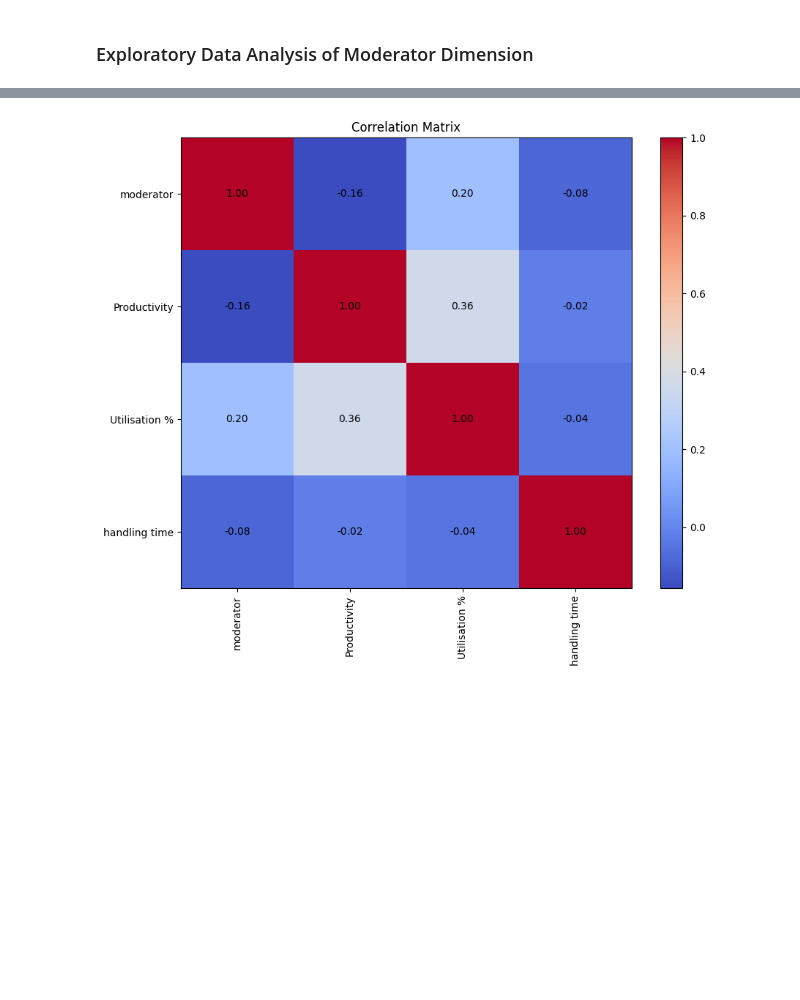
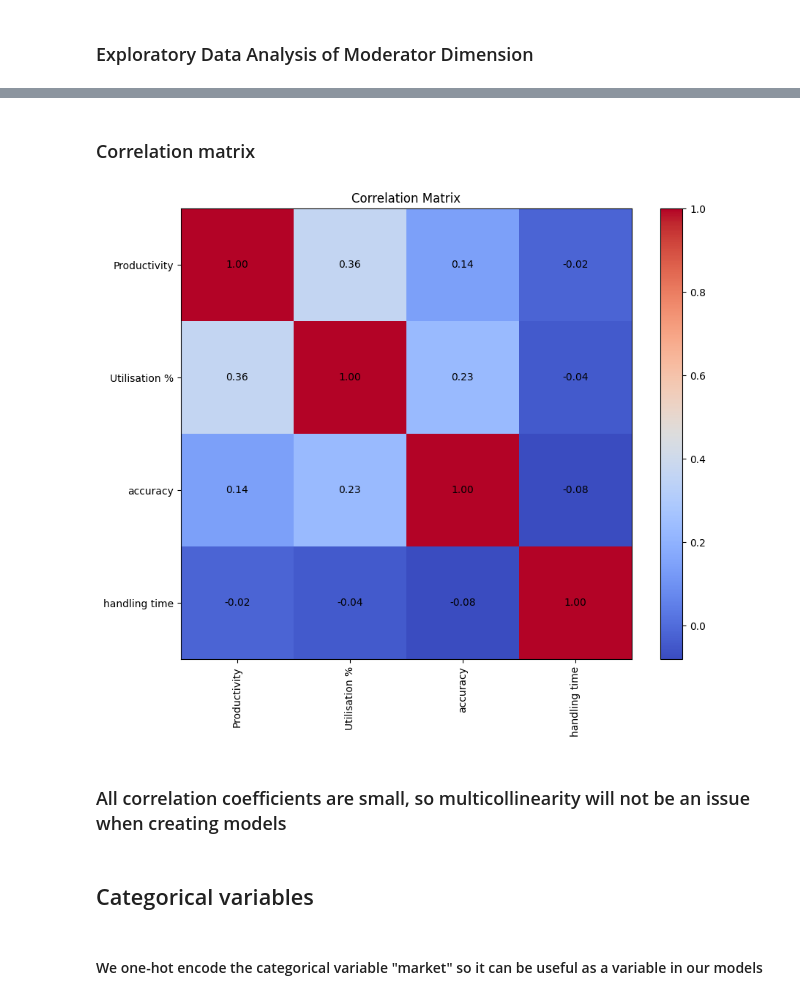
Before and after one commit to Lu-Yi-Fan/Tiktok-hackerthon, a Jupyter notebook: main.ipynb, the cells around one changed output, grey strips where cells are left out. Cells and saved outputs as stored; diff of their text form; code cells hidden in the pictures; blank space fills up the shorter version.

```diff
--- a/main.ipynb
+++ b/main.ipynb
@@ -971,0 +985,14 @@ plt.show()
+# %%
+
+plt.figure(figsize=(12, 5))
+numerical_columns = [ 'Productivity','Utilisation %' ,'handling time', 'accuracy']
+
+for i, column_name in enumerate(numerical_columns, 1):
+    plt.subplot(1, len(numerical_columns), i)
+    plt.hist(mod_dim_scaled[column_name], bins=10, edgecolor='black', alpha=0.7)
+    plt.title(f'Histogram of {column_name}')
+    plt.xlabel(column_name)
+    plt.ylabel('Frequency')
+
+plt.tight_layout()
+plt.show()
@@ -971,0 +1001,9 @@ plt.show()
+# %%
+columns = [ 'Productivity','Utilisation %' ,'handling time', 'accuracy']
+
+
+for column in columns:
+    mod_dim_scaled[column] += abs(mod_dim_scaled[column].min())
+
+
+mod_dim_scaled.describe()
@@ -972,31 +1020,35 @@ plt.show()
+# %% [markdown]
+### Correlation matrix
 # %%
-# Compute the correlation matrix
-correlation_matrix = cleaned_mod_dim.corr()
+# Select the columns of interest
+selected_columns = ["Productivity", "Utilisation %", "accuracy", "handling time"]
 
-# Create a figure and axis
+# Create a new DataFrame with only the selected columns
+selected_data = mod_dim_scaled[selected_columns]
+
+# Calculate the correlation matrix for the selected columns
+correlation_matrix = selected_data.corr()
+
+# Rest of your code for plotting the correlation matrix remains the same
 fig, ax = plt.subplots(figsize=(10, 8))
-
-# Create the heatmap using imshow
 im = ax.imshow(correlation_matrix, cmap='coolwarm')
-
-# Add colorbar
 cbar = plt.colorbar(im)
-
-# Set ticks and labels
 tick_marks = np.arange(len(correlation_matrix.columns))
 plt.xticks(tick_marks, correlation_matrix.columns, rotation=90)
 plt.yticks(tick_marks, correlation_matrix.columns)
 
-# Add text annotations for each correlation coefficient
 for i in range(len(correlation_matrix.columns)):
     for j in range(len(correlation_matrix.columns)):
         text = f"{correlation_matrix.iloc[i, j]:.2f}"  # Format to two decimal places
         ax.text(j, i, text, ha='center', va='center', color='black', fontsize=10)
 
-# Set the title
 plt.title('Correlation Matrix')
-
-# Show the plot
 plt.show()
 # %% [output]
-[figure, old version]
+[figure, new version]
+# %% [markdown]
+### All correlation coefficients are small, so multicollinearity will not be an issue when creating models
+# %% [markdown]
+## Categorical variables
+# %% [markdown]
+#### We one-hot encode the categorical variable "market" so it can be useful as a variable in our models
```
Also changed, not shown: parts of 18 cells of this notebook.
